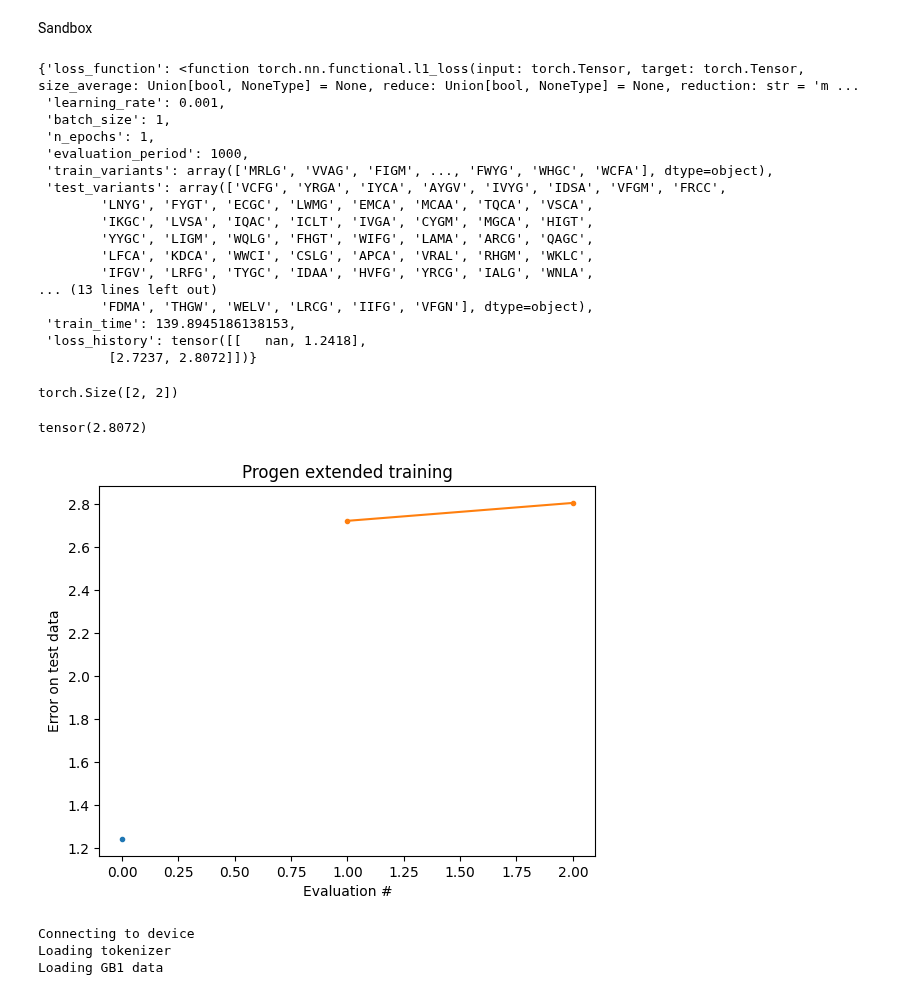
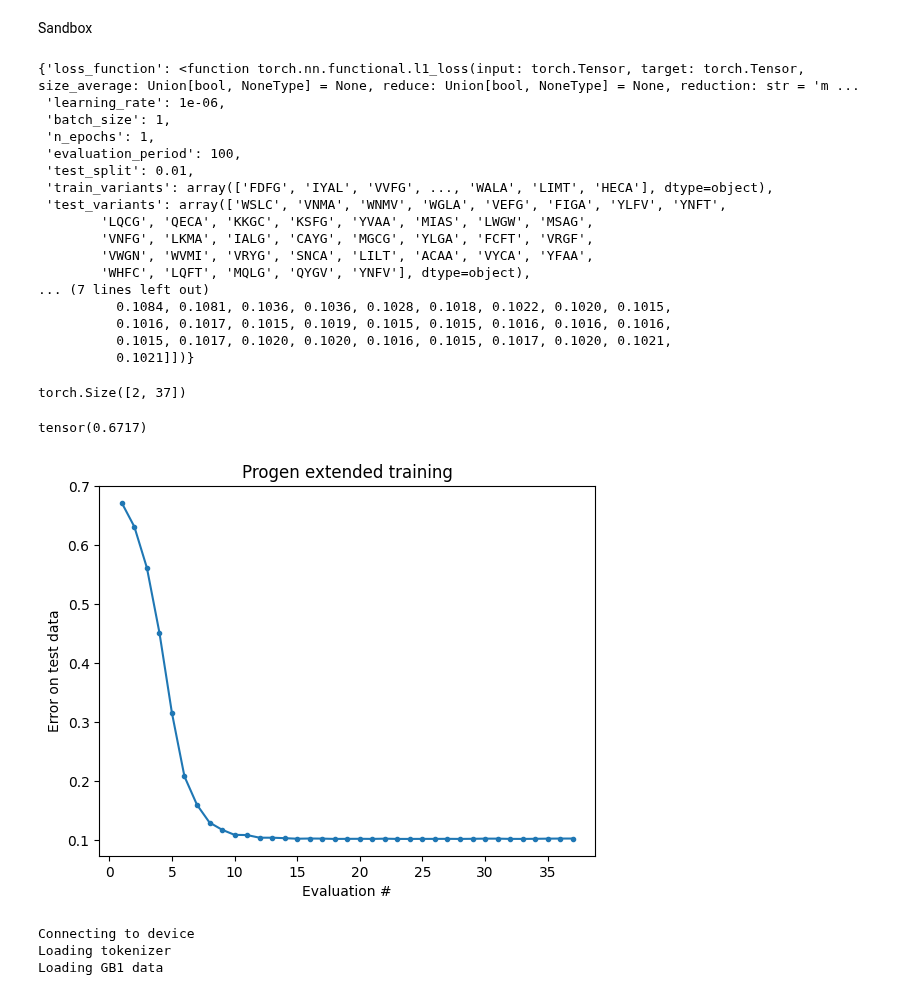
Before and after one commit to soldatmat/PELLM, a Jupyter notebook: code/llm/progen_extended.ipynb, the cells around one changed output. Cells and saved outputs as stored; diff of their text form; code cells hidden in the pictures.

```diff
--- a/code/llm/progen_extended.ipynb
+++ b/code/llm/progen_extended.ipynb
@@ -328,59 +372,63 @@ import torch
 import numpy as np
 import matplotlib.pyplot as plt
 # %%
-loss_history = torch.load("./models/progen_extended_data_balanced_05_info.pt")["loss_history"]
+loss_history = torch.load("./models/single_layer/single_layer_sigmoid_06_info.pt")["loss_history"]
+#loss_history = torch.load("./models/single_layer/single_layer_leakyRELU_01_info.pt")["loss_history"]
+#loss_history = torch.load("./models/progen_extended_data_balanced_05_info.pt")["loss_history"]
 #loss_history = torch.load("./models/progen_extended_v1_01_history.pt")
 #loss_history = torch.load("./models/progen_extended_data_filter_09_history.pt")
 # %%
-tp = torch.load("./models/progen_extended_data_balanced_05_info.pt")
+tp = torch.load("./models/single_layer/single_layer_sigmoid_06_info.pt")
+#tp = torch.load("./models/single_layer/single_layer_leakyRELU_01_info.pt")
+#tp = torch.load("./models/progen_extended_data_balanced_05_info.pt")
 #tp = torch.load("./models/progen_extended_data_filter_06_train_params.pt")
 tp
 # %% [output]
 {'loss_function': <function torch.nn.functional.l1_loss(input: torch.Tensor, target: torch.Tensor, size_average: Union[bool, NoneType] = None, reduce: Union[bool, NoneType] = None, reduction: str = 'm ...
- 'learning_rate': 0.001,
+ 'learning_rate': 1e-06,
  'batch_size': 1,
  'n_epochs': 1,
- 'evaluation_period': 1000,
- 'train_variants': array(['MRLG', 'VVAG', 'FIGM', ..., 'FWYG', 'WHGC', 'WCFA'], dtype=object),
- 'test_variants': array(['VCFG', 'YRGA', 'IYCA', 'AYGV', 'IVYG', 'IDSA', 'VFGM', 'FRCC',
-        'LNYG', 'FYGT', 'ECGC', 'LWMG', 'EMCA', 'MCAA', 'TQCA', 'VSCA',
-        'IKGC', 'LVSA', 'IQAC', 'ICLT', 'IVGA', 'CYGM', 'MGCA', 'HIGT',
-        'YYGC', 'LIGM', 'WQLG', 'FHGT', 'WIFG', 'LAMA', 'ARCG', 'QAGC',
-        'LFCA', 'KDCA', 'WWCI', 'CSLG', 'APCA', 'VRAL', 'RHGM', 'WKLC',
-        'IFGV', 'LRFG', 'TYGC', 'IDAA', 'HVFG', 'YRCG', 'IALG', 'WNLA',
-... (13 lines left out)
-        'FDMA', 'THGW', 'WELV', 'LRCG', 'IIFG', 'VFGN'], dtype=object),
- 'train_time': 139.8945186138153,
- 'loss_history': tensor([[   nan, 1.2418],
-         [2.7237, 2.8072]])}
+ 'evaluation_period': 100,
+ 'test_split': 0.01,
+ 'train_variants': array(['FDFG', 'IYAL', 'VVFG', ..., 'WALA', 'LIMT', 'HECA'], dtype=object),
+ 'test_variants': array(['WSLC', 'VNMA', 'WNMV', 'WGLA', 'VEFG', 'FIGA', 'YLFV', 'YNFT',
+        'LQCG', 'QECA', 'KKGC', 'KSFG', 'YVAA', 'MIAS', 'LWGW', 'MSAG',
+        'VNFG', 'LKMA', 'IALG', 'CAYG', 'MGCG', 'YLGA', 'FCFT', 'VRGF',
+        'VWGN', 'WVMI', 'VRYG', 'SNCA', 'LILT', 'ACAA', 'VYCA', 'YFAA',
+        'WHFC', 'LQFT', 'MQLG', 'QYGV', 'YNFV'], dtype=object),
+... (7 lines left out)
+          0.1084, 0.1081, 0.1036, 0.1036, 0.1028, 0.1018, 0.1022, 0.1020, 0.1015,
+          0.1016, 0.1017, 0.1015, 0.1019, 0.1015, 0.1015, 0.1016, 0.1016, 0.1016,
+          0.1015, 0.1017, 0.1020, 0.1020, 0.1016, 0.1015, 0.1017, 0.1020, 0.1021,
+          0.1021]])}
 # %%
 loss_history.size()
 # %% [output]
-torch.Size([2, 2])
+torch.Size([2, 37])
 # %%
-loss_history[-1][-1]
+loss_history[-1][0]
 # %% [output]
-tensor(2.8072)
+tensor(0.6717)
 # %%
 evaluation_period = 1
-plt.plot(0, loss_history[0, -1], '.')
+#plt.plot(0, loss_history[0, -1], '.')
 for i in range(1, loss_history.size()[0]):
     plt.plot(
         [evaluation_period*((i-1)*loss_history.size()[1]+b) for b in range(1, loss_history.size()[1]+1)],
         #torch.cat((loss_history[0, -1:], loss_history[1, :])),
         loss_history[i, :],
         ".-",
     )
 plt.xlabel("Evaluation #")
 #plt.xlabel("Batch number")
 #plt.xticks(np.arange(0, 81, 5))
 plt.ylabel("Error on test data")
 #plt.ylabel("Mean L1 loss")
 plt.title("Progen extended training")
 
 plt.show()
 # %% [output]
-[figure, old version]
+[figure, new version]
 # %%
 plt.plot(0, loss_history[0, -1], ".")
 x = [0] + [b * 100 for b in range(1, loss_history.size()[1] + 1)]
```
Also changed, not shown: parts of 4 cells of this notebook, 17 other files.
